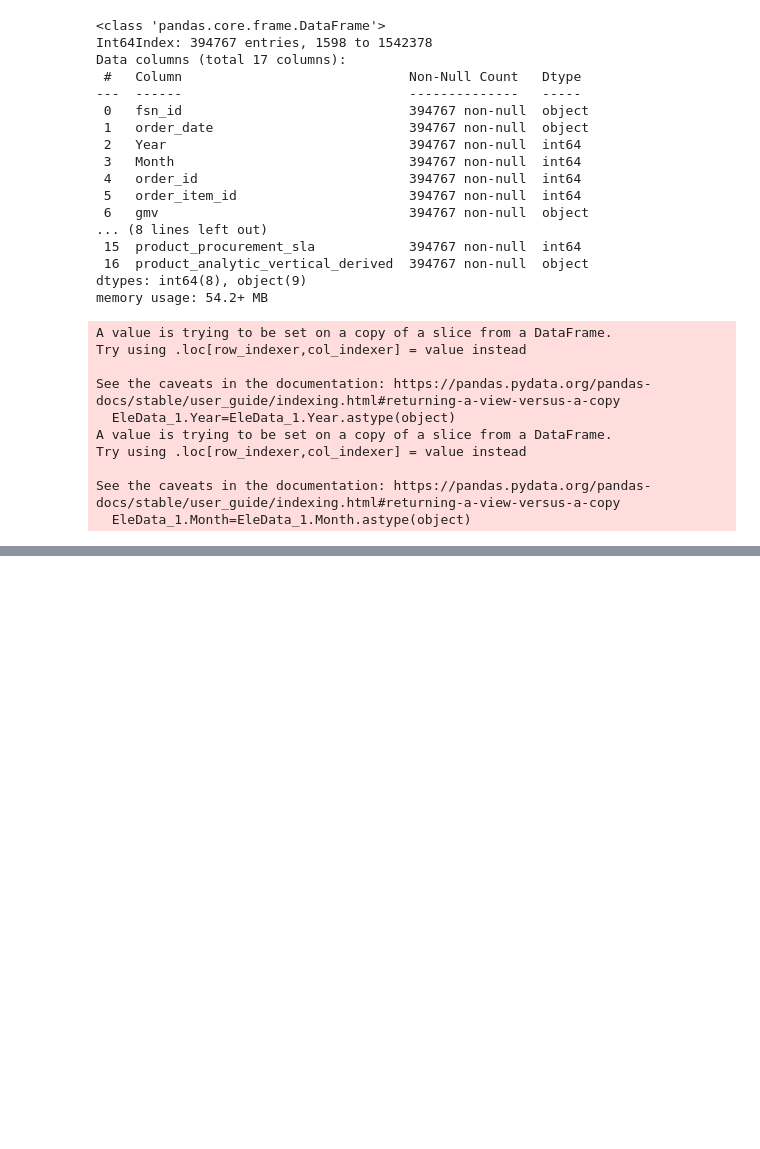
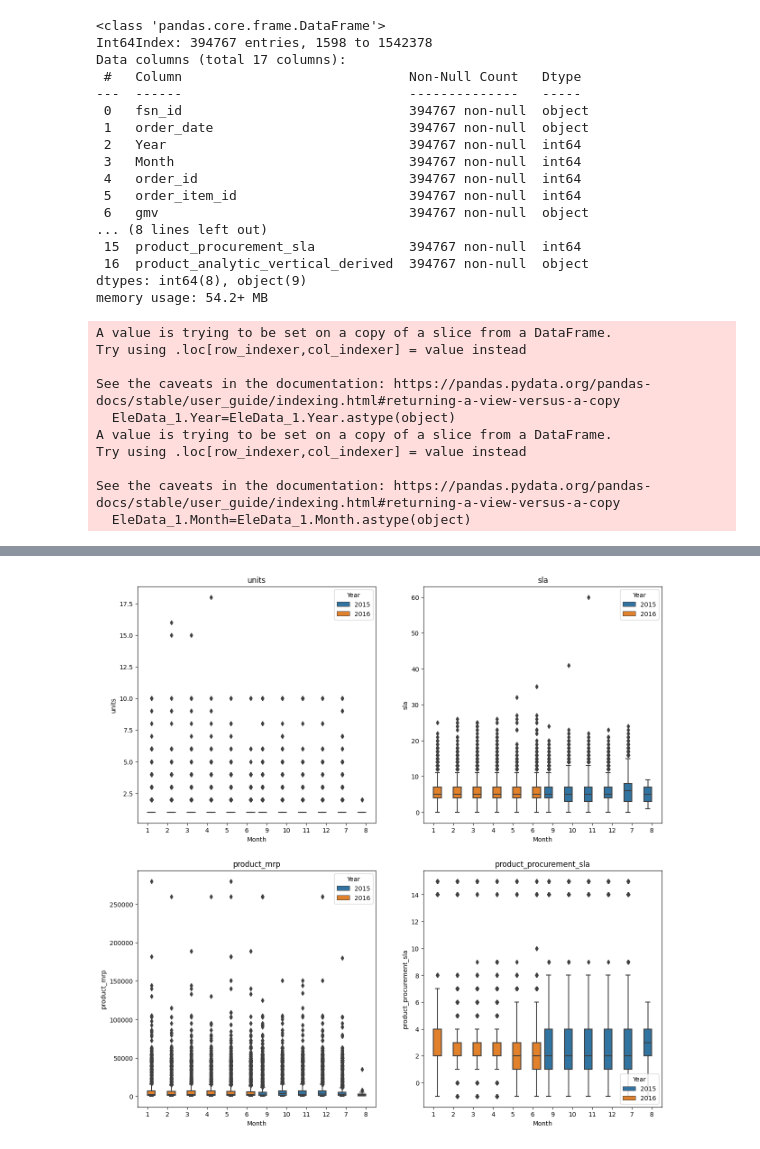
Before and after one commit to PrajsPrabs/UpgradBACaseStudy, a Jupyter notebook: EComm1.ipynb, the cells around one changed output, grey strips where cells are left out. Drawn from its saved outputs; the diff is of its cells as text; code cells hidden in the pictures; blank space fills up the shorter version.

```diff
--- a/EComm1.ipynb
+++ b/EComm1.ipynb
@@ -479,0 +497,10 @@ for i in num:
+# %%
+plt.figure(figsize=(15, 15))
+x=1
+for i in num:
+  plt.subplot(2,2,x)
+  plt.title(i)
+  sns.boxplot(x=EleData2['Month'],y=EleData2[i],hue=EleData2['Year'])
+  x=x+1
+# %% [output]
+[figure, added]
```
Also changed, not shown: parts of 11 cells of this notebook.
